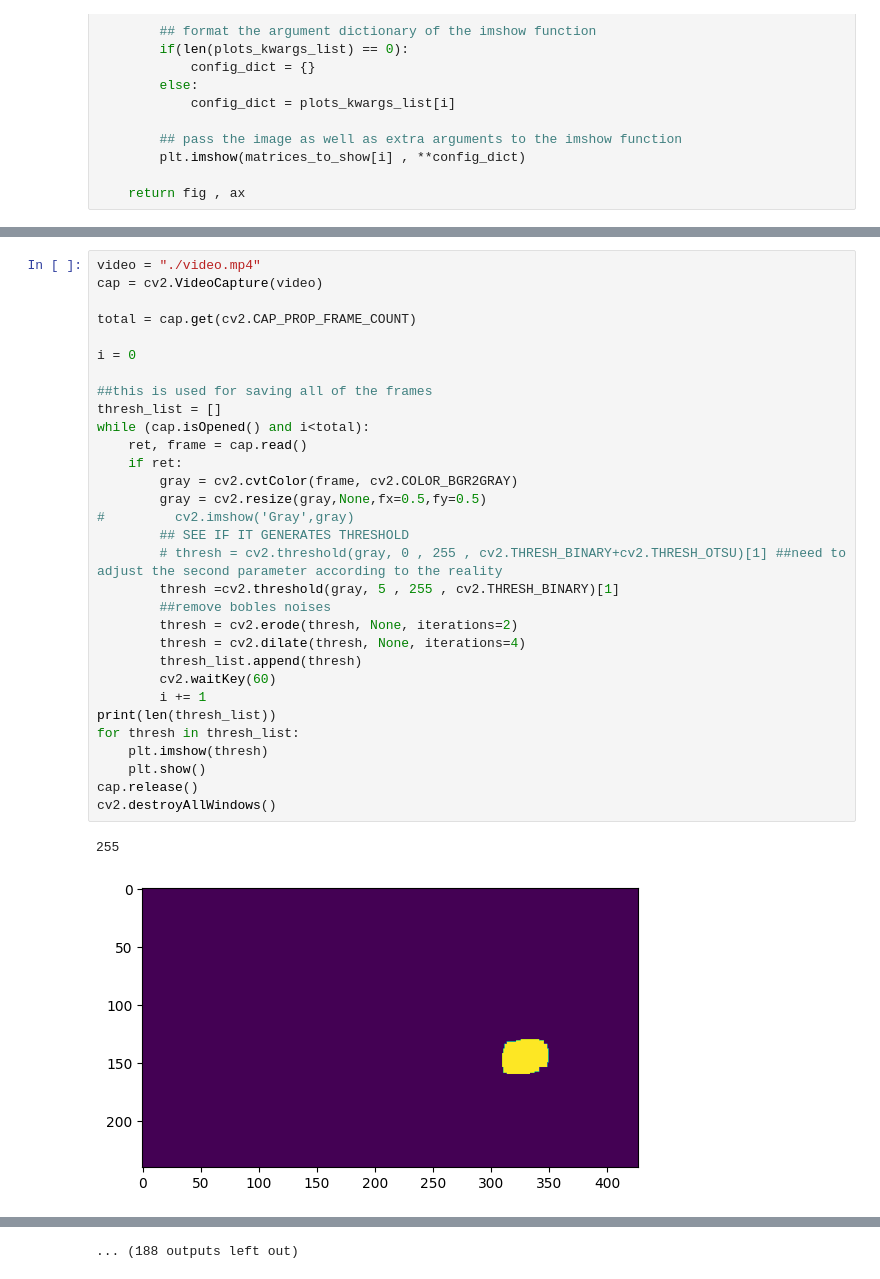
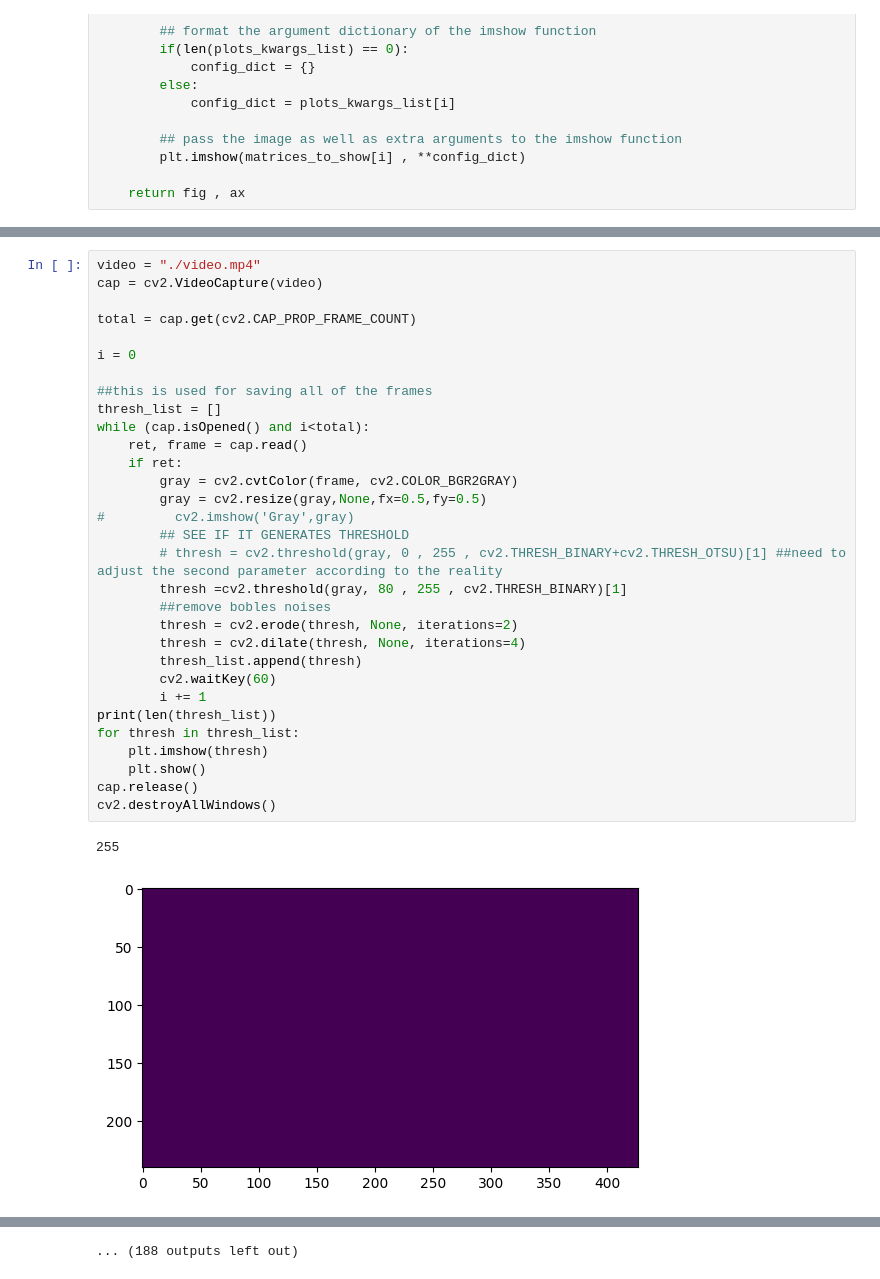
Before and after one commit to Dragonsky8/VLC_Lab_G4, a Jupyter notebook: Lab 2/RollingShutter.ipynb, the cells around one changed output, grey strips where cells are left out. Drawn from its saved outputs; the diff is of its cells as text.

```diff
--- a/Lab 2/RollingShutter.ipynb
+++ b/Lab 2/RollingShutter.ipynb
@@ -158,32 +185,32 @@ video = "./video.mp4"
 cap = cv2.VideoCapture(video)
 
 total = cap.get(cv2.CAP_PROP_FRAME_COUNT)
 
 i = 0
 
 ##this is used for saving all of the frames
 thresh_list = []
 while (cap.isOpened() and i<total):
     ret, frame = cap.read()
     if ret:
         gray = cv2.cvtColor(frame, cv2.COLOR_BGR2GRAY)
         gray = cv2.resize(gray,None,fx=0.5,fy=0.5)
 #         cv2.imshow('Gray',gray)
         ## SEE IF IT GENERATES THRESHOLD
         # thresh = cv2.threshold(gray, 0 , 255 , cv2.THRESH_BINARY+cv2.THRESH_OTSU)[1] ##need to adjust the second parameter according to the reality
-        thresh =cv2.threshold(gray, 5 , 255 , cv2.THRESH_BINARY)[1]
+        thresh =cv2.threshold(gray, 80 , 255 , cv2.THRESH_BINARY)[1]
         ##remove bobles noises
         thresh = cv2.erode(thresh, None, iterations=2)
         thresh = cv2.dilate(thresh, None, iterations=4)
         thresh_list.append(thresh)
         cv2.waitKey(60)
         i += 1
 print(len(thresh_list))
 for thresh in thresh_list:
     plt.imshow(thresh)
     plt.show()
 cap.release()
 cv2.destroyAllWindows()
 # %% [output]
 255
-[figure, old version]
+[figure, new version]
```
Also changed, not shown: parts of 6 cells of this notebook, 5 other files.
